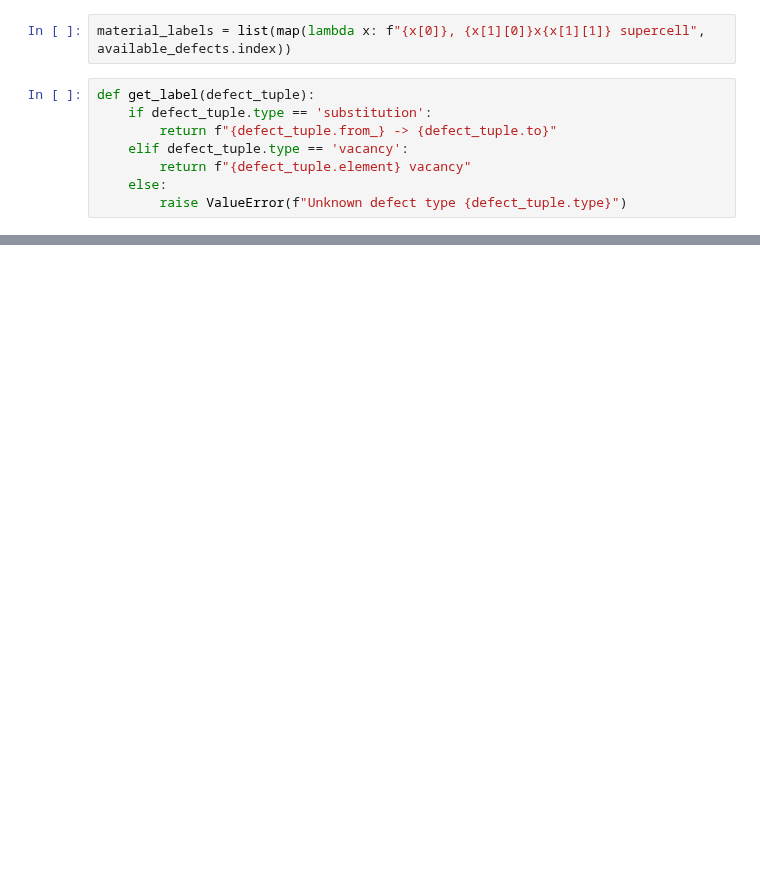
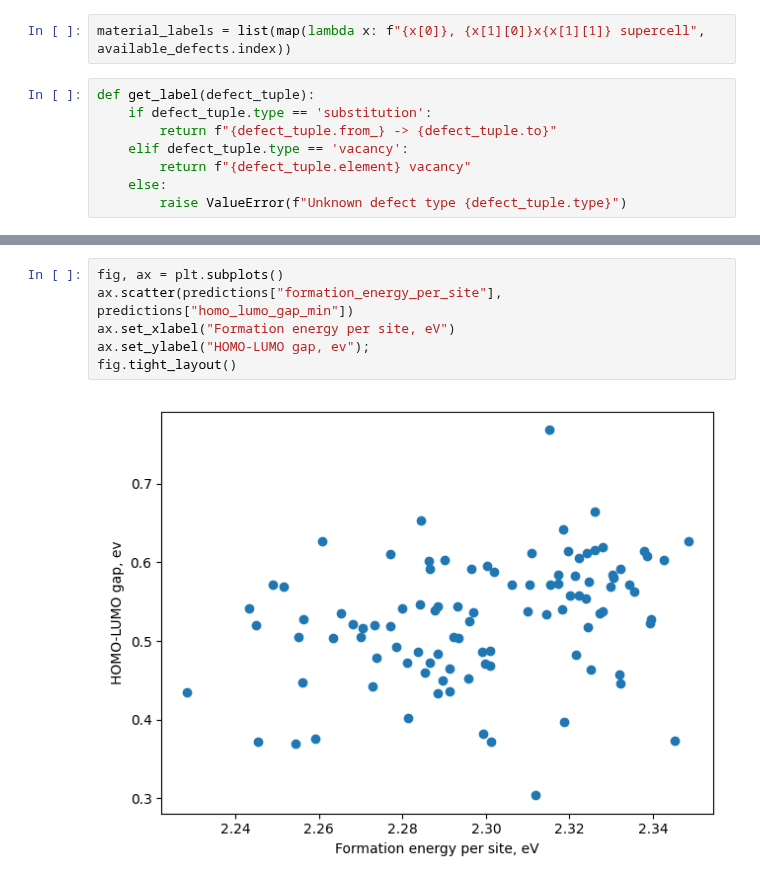
Before and after one commit to HSE-LAMBDA/ai4material_design, a Jupyter notebook: notebooks/Inference.ipynb, the cells around one changed output, grey strips where cells are left out. Cells and saved outputs as stored; diff of their text form; blank space fills up the shorter version.

```diff
--- a/notebooks/Inference.ipynb
+++ b/notebooks/Inference.ipynb
@@ -215,0 +283,8 @@ homo_lumo_gap_min
+# %%
+fig, ax = plt.subplots()
+ax.scatter(predictions["formation_energy_per_site"], predictions["homo_lumo_gap_min"])
+ax.set_xlabel("Formation energy per site, eV")
+ax.set_ylabel("HOMO-LUMO gap, ev");
+fig.tight_layout()
+# %% [output]
+[figure, added]
```
Also changed, not shown: parts of 28 cells of this notebook, 6 other files.
